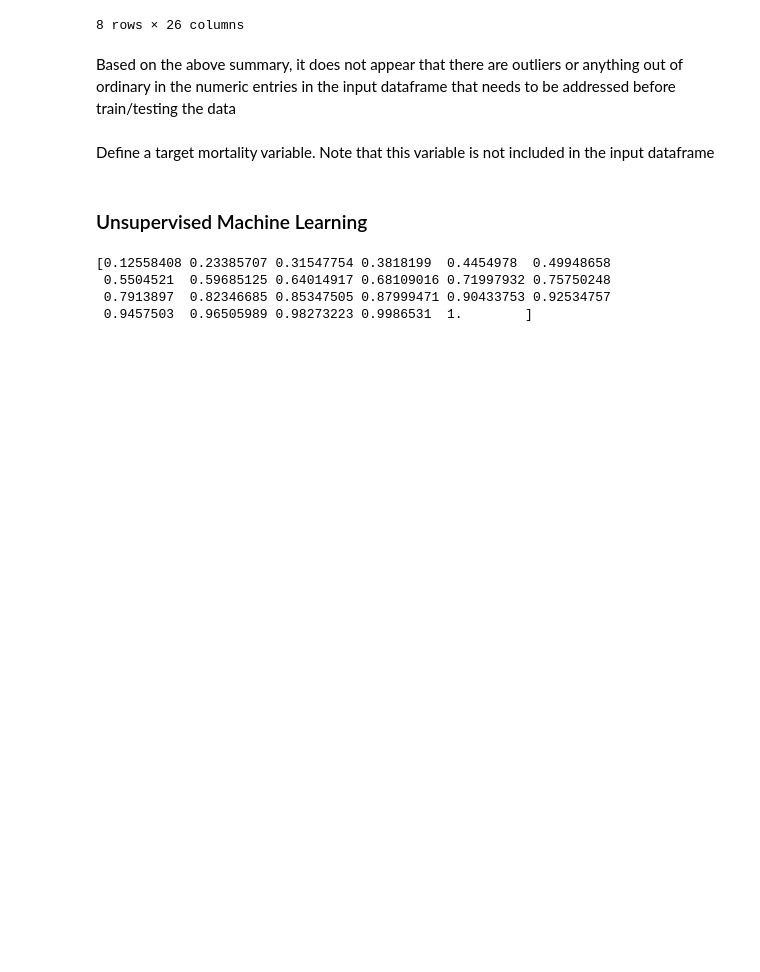
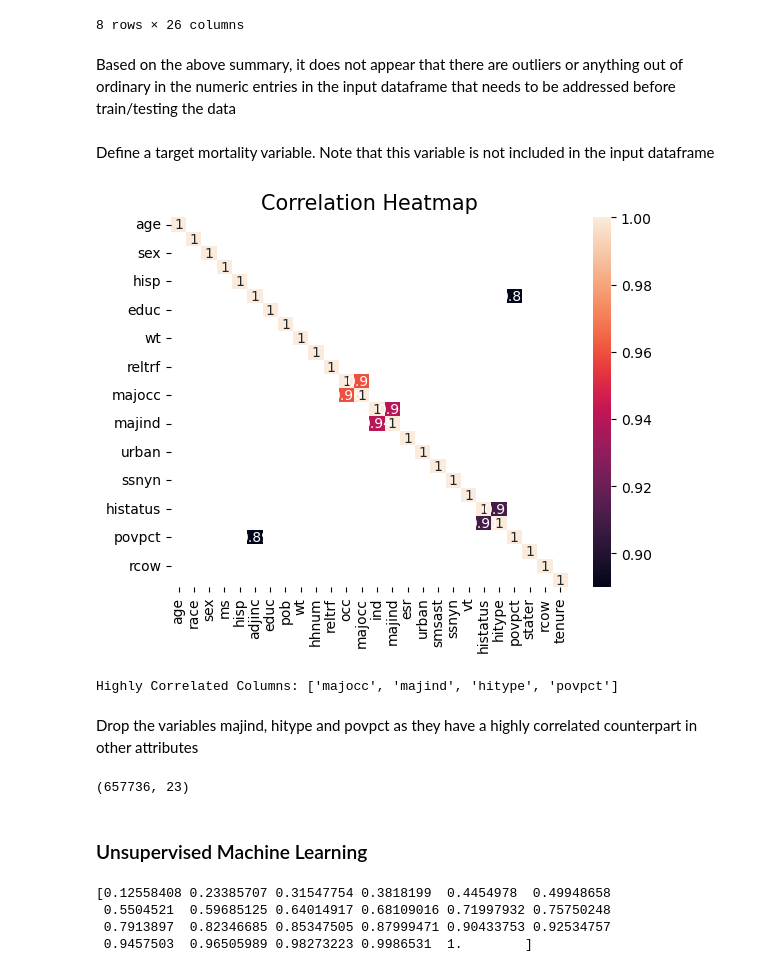
Before and after one commit to SubhamGhosh12/UC_Berkeley_AI_ML, a Jupyter notebook: Capstone/Modeling_UnsupervisedML.ipynb, the cells around one changed output. Saved outputs shown, nothing was run; the diff lists cells and outputs as text; code cells hidden in the pictures; blank space fills up the shorter version.

```diff
--- a/Capstone/Modeling_UnsupervisedML.ipynb
+++ b/Capstone/Modeling_UnsupervisedML.ipynb
@@ -121,6 +121,31 @@ Define a target mortality variable. Note that this variable is not included in t
 # %%
 df['mortality']=1
 df.loc[df['cause113']==0,'mortality']=0
+# %%
+#check correlations between columns, highlight attributes which are highly correlated (absolute correlation>0.85)
+cor_matrix = df_input.corr().abs()
+cor_matrix = np.around(cor_matrix,2)
+sns.heatmap(cor_matrix[cor_matrix>0.85], annot=True)
+plt.title("Correlation Heatmap",  fontsize = 15)
+plt.show()
+# %% [output]
+[figure, added]
+# %%
+#find columns that are strongly correlated either positively or negatively with an absolute value of correlation > 0.85
+cor_matrix = df_input.corr().abs()
+
+upper_tri = cor_matrix.where(np.triu(np.ones(cor_matrix.shape),k=1).astype(bool))
+high_corr_col = [column for column in upper_tri.columns if any(upper_tri[column] > 0.85)]
+print('Highly Correlated Columns:' , high_corr_col)
+# %% [output]
+Highly Correlated Columns: ['majocc', 'majind', 'hitype', 'povpct']
+# %% [markdown]
+Drop the variables majind, hitype and povpct as they have a highly correlated counterpart in other attributes
+# %%
+df_input.drop(['majind', 'hitype', 'povpct'], axis=1, inplace=True)
+df_input.shape
+# %% [output]
+(657736, 23)
 # %% [markdown]
 ### Unsupervised Machine Learning
 # %%
```
Also changed, not shown: 2 other files.
